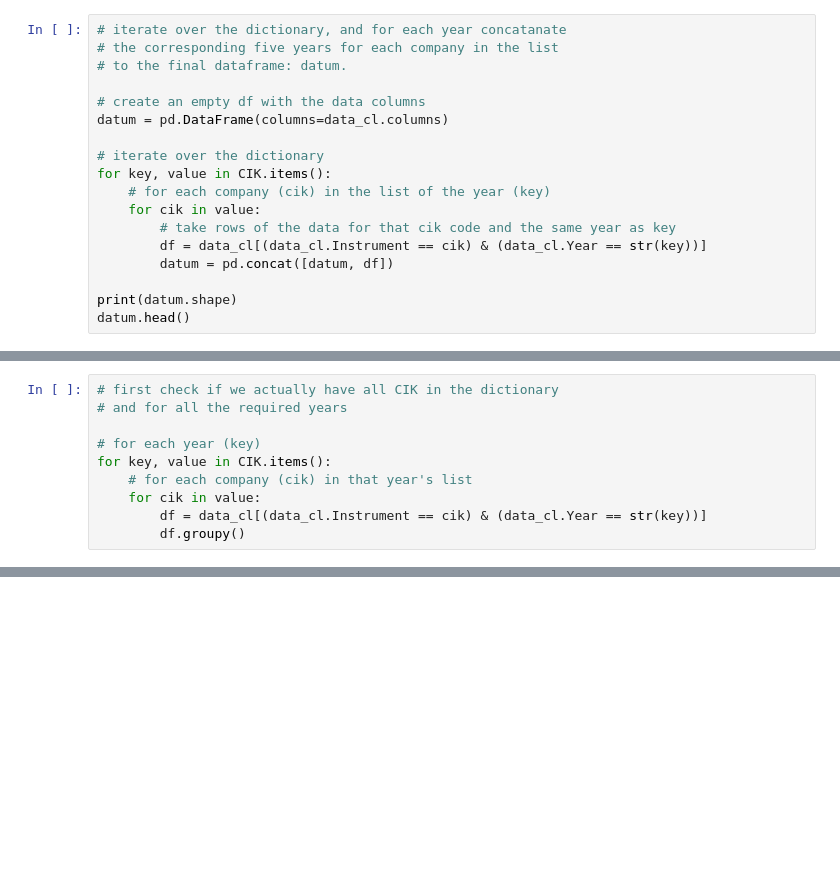
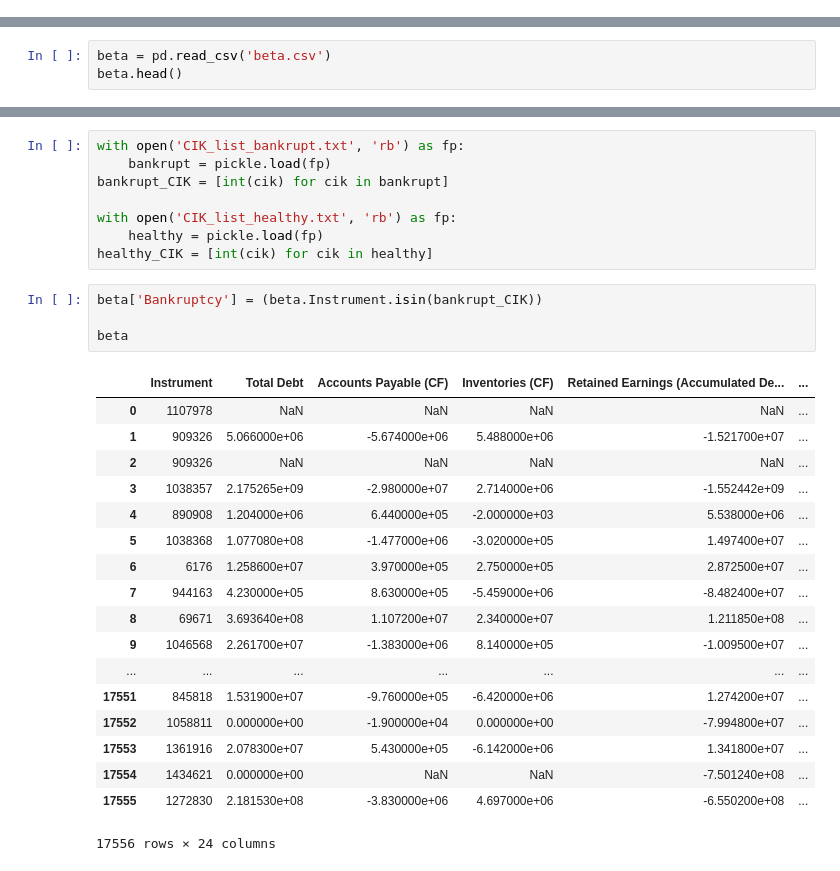
Before and after one commit to Faisalsouz/bankruptcy, a Jupyter notebook: data/Eikon/preprocessing.ipynb, the cells around one changed output, grey strips where cells are left out. Saved outputs shown, nothing was run; the diff lists cells and outputs as text; blank space fills up the shorter version.

Commit message:
add financial data for required CIK-year

```diff
--- a/data/Eikon/preprocessing.ipynb
+++ b/data/Eikon/preprocessing.ipynb
@@ -126,18 +3,0 @@ for key, value in CIK.items():
-# %%
-# iterate over the dictionary, and for each year concatanate
-# the corresponding five years for each company in the list
-# to the final dataframe: datum.
-
-# create an empty df with the data columns
-datum = pd.DataFrame(columns=data_cl.columns)
-
-# iterate over the dictionary
-for key, value in CIK.items():
-    # for each company (cik) in the list of the year (key)
-    for cik in value:
-        # take rows of the data for that cik code and the same year as key
-        df = data_cl[(data_cl.Instrument == cik) & (data_cl.Year == str(key))]
-        datum = pd.concat([datum, df])
-
-print(datum.shape)
-datum.head()
@@ -174,10 +4,3 @@ datum.head()
-# %%
-# first check if we actually have all CIK in the dictionary
-# and for all the required years
-
-# for each year (key)
-for key, value in CIK.items():
-    # for each company (cik) in that year's list
-    for cik in value:
-        df = data_cl[(data_cl.Instrument == cik) & (data_cl.Year == str(key))]
-        df.groupy()
+# %%
+beta = pd.read_csv('beta.csv')
+beta.head()
@@ -183,0 +15,31 @@ for key, value in CIK.items():
+# %%
+with open('CIK_list_bankrupt.txt', 'rb') as fp:
+    bankrupt = pickle.load(fp)
+bankrupt_CIK = [int(cik) for cik in bankrupt]
+
+with open('CIK_list_healthy.txt', 'rb') as fp:
+    healthy = pickle.load(fp)
+healthy_CIK = [int(cik) for cik in healthy]
+# %%
+beta['Bankruptcy'] = (beta.Instrument.isin(bankrupt_CIK))
+
+beta
+# %% [output]
+|  | Instrument | Total Debt | Accounts Payable (CF) | Inventories (CF) | Retained Earnings (Accumulated De... | ... |
+| 0 | 1107978 | NaN | NaN | NaN | NaN | ... |
+| 1 | 909326 | 5.066000e+06 | -5.674000e+06 | 5.488000e+06 | -1.521700e+07 | ... |
+| 2 | 909326 | NaN | NaN | NaN | NaN | ... |
+| 3 | 1038357 | 2.175265e+09 | -2.980000e+07 | 2.714000e+06 | -1.552442e+09 | ... |
+| 4 | 890908 | 1.204000e+06 | 6.440000e+05 | -2.000000e+03 | 5.538000e+06 | ... |
+| 5 | 1038368 | 1.077080e+08 | -1.477000e+06 | -3.020000e+05 | 1.497400e+07 | ... |
+| 6 | 6176 | 1.258600e+07 | 3.970000e+05 | 2.750000e+05 | 2.872500e+07 | ... |
+| 7 | 944163 | 4.230000e+05 | 8.630000e+05 | -5.459000e+06 | -8.482400e+07 | ... |
+| 8 | 69671 | 3.693640e+08 | 1.107200e+07 | 2.340000e+07 | 1.211850e+08 | ... |
+| 9 | 1046568 | 2.261700e+07 | -1.383000e+06 | 8.140000e+05 | -1.009500e+07 | ... |
+| ... | ... | ... | ... | ... | ... | ... |
+| 17551 | 845818 | 1.531900e+07 | -9.760000e+05 | -6.420000e+06 | 1.274200e+07 | ... |
+| 17552 | 1058811 | 0.000000e+00 | -1.900000e+04 | 0.000000e+00 | -7.994800e+07 | ... |
+| 17553 | 1361916 | 2.078300e+07 | 5.430000e+05 | -6.142000e+06 | 1.341800e+07 | ... |
+| 17554 | 1434621 | 0.000000e+00 | NaN | NaN | -7.501240e+08 | ... |
+| 17555 | 1272830 | 2.181530e+08 | -3.830000e+06 | 4.697000e+06 | -6.550200e+08 | ... |
+17556 rows × 24 columns
```
Also changed, not shown: parts of 16 cells of this notebook, 4 other files.
